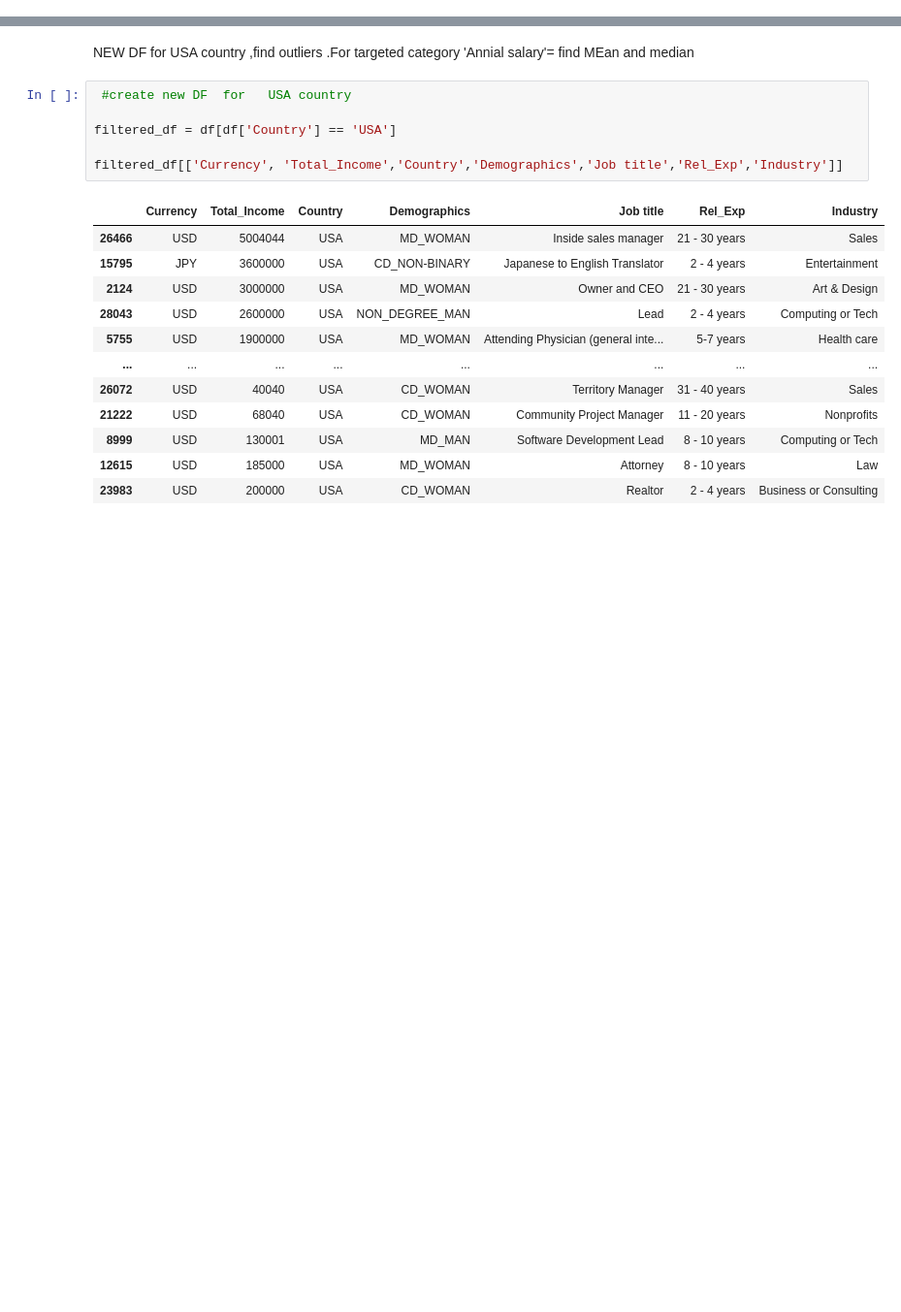
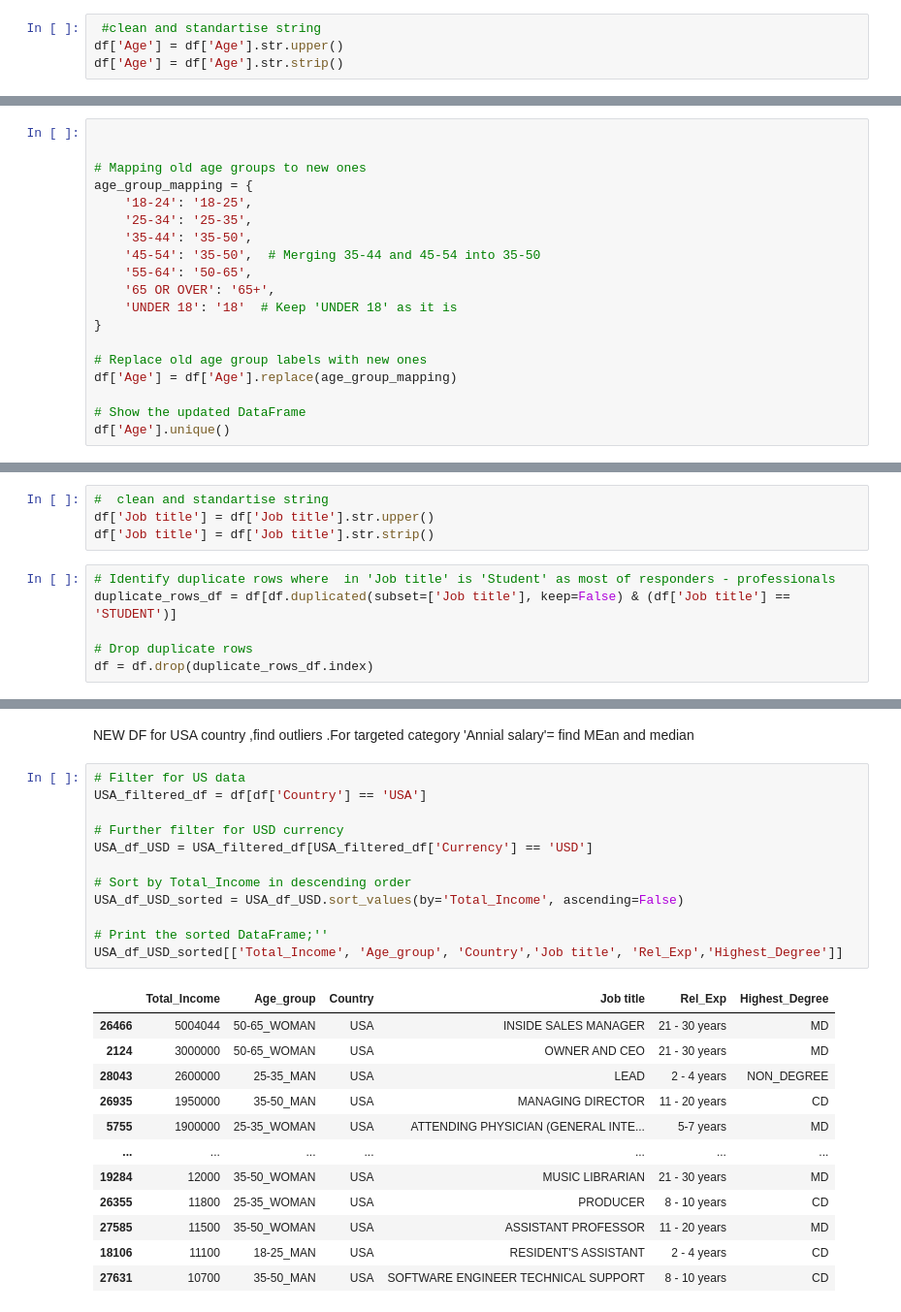
Before and after one commit to CCT-Dublin/ca-1-NataliProhorova, a Jupyter notebook: Salary_survey_2021.ipynb, the cells around one changed output, grey strips where cells are left out. Shown: that part at 97% size. Cells and saved outputs as stored; diff of their text form; blank space fills up the shorter version.

```diff
--- a/Salary_survey_2021.ipynb
+++ b/Salary_survey_2021.ipynb
@@ -474,0 +475,4 @@ Percentage of Women with Higher Degrees: 76.86%
+# %%
+ #clean and standartise string
+df['Age'] = df['Age'].str.upper()
+df['Age'] = df['Age'].str.strip()
@@ -474,0 +484,19 @@ Percentage of Women with Higher Degrees: 76.86%
+# %%
+
+
+# Mapping old age groups to new ones
+age_group_mapping = {
+    '18-24': '18-25',
+    '25-34': '25-35',
+    '35-44': '35-50',
+    '45-54': '35-50',  # Merging 35-44 and 45-54 into 35-50
+    '55-64': '50-65',
+    '65 OR OVER': '65+',
+    'UNDER 18': '18'  # Keep 'UNDER 18' as it is
+}
+
+# Replace old age group labels with new ones
+df['Age'] = df['Age'].replace(age_group_mapping)
+
+# Show the updated DataFrame
+df['Age'].unique()
@@ -705,0 +696,10 @@ sorted_df[['Total_Income', 'Age', 'Demographics', 'Currency', 'Job title', 'Rel_
+# %%
+#  clean and standartise string
+df['Job title'] = df['Job title'].str.upper()
+df['Job title'] = df['Job title'].str.strip()
+# %%
+# Identify duplicate rows where  in 'Job title' is 'Student' as most of responders - professionals
+duplicate_rows_df = df[df.duplicated(subset=['Job title'], keep=False) & (df['Job title'] == 'STUDENT')]
+
+# Drop duplicate rows
+df = df.drop(duplicate_rows_df.index)
@@ -719,21 +753,27 @@ Salary_survey_0.ipynb was last run on: November 05, 2024, 17:28:16
 # %% [markdown]
 NEW DF for   USA  country ,find outliers  .For targeted category 'Annial salary'=  find MEan  and median
 # %%
- #create new DF  for   USA country
+# Filter for US data
+USA_filtered_df = df[df['Country'] == 'USA']
 
-filtered_df = df[df['Country'] == 'USA']
+# Further filter for USD currency
+USA_df_USD = USA_filtered_df[USA_filtered_df['Currency'] == 'USD']
 
-filtered_df[['Currency', 'Total_Income','Country','Demographics','Job title','Rel_Exp','Industry']]
+# Sort by Total_Income in descending order
+USA_df_USD_sorted = USA_df_USD.sort_values(by='Total_Income', ascending=False)
+
+# Print the sorted DataFrame;''
+USA_df_USD_sorted[['Total_Income', 'Age_group', 'Country','Job title', 'Rel_Exp','Highest_Degree']]
 # %% [output]
-|  | Currency | Total_Income | Country | Demographics | Job title | Rel_Exp | Industry |
-| 26466 | USD | 5004044 | USA | MD_WOMAN | Inside sales manager | 21 - 30 years | Sales |
-| 15795 | JPY | 3600000 | USA | CD_NON-BINARY | Japanese to English Translator | 2 - 4 years | Entertainment |
-| 2124 | USD | 3000000 | USA | MD_WOMAN | Owner and CEO | 21 - 30 years | Art & Design |
-| 28043 | USD | 2600000 | USA | NON_DEGREE_MAN | Lead | 2 - 4 years | Computing or Tech |
-| 5755 | USD | 1900000 | USA | MD_WOMAN | Attending Physician (general inte... | 5-7 years | Health care |
-| ... | ... | ... | ... | ... | ... | ... | ... |
-| 26072 | USD | 40040 | USA | CD_WOMAN | Territory Manager | 31 - 40 years | Sales |
-| 21222 | USD | 68040 | USA | CD_WOMAN | Community Project Manager | 11 - 20 years | Nonprofits |
-| 8999 | USD | 130001 | USA | MD_MAN | Software Development Lead | 8 - 10 years | Computing or Tech |
-| 12615 | USD | 185000 | USA | MD_WOMAN | Attorney | 8 - 10 years | Law |
-| 23983 | USD | 200000 | USA | CD_WOMAN | Realtor | 2 - 4 years | Business or Consulting |
+|  | Total_Income | Age_group | Country | Job title | Rel_Exp | Highest_Degree |
+| 26466 | 5004044 | 50-65_WOMAN | USA | INSIDE SALES MANAGER | 21 - 30 years | MD |
+| 2124 | 3000000 | 50-65_WOMAN | USA | OWNER AND CEO | 21 - 30 years | MD |
+| 28043 | 2600000 | 25-35_MAN | USA | LEAD | 2 - 4 years | NON_DEGREE |
+| 26935 | 1950000 | 35-50_MAN | USA | MANAGING DIRECTOR | 11 - 20 years | CD |
+| 5755 | 1900000 | 25-35_WOMAN | USA | ATTENDING PHYSICIAN (GENERAL INTE... | 5-7 years | MD |
+| ... | ... | ... | ... | ... | ... | ... |
+| 19284 | 12000 | 35-50_WOMAN | USA | MUSIC LIBRARIAN | 21 - 30 years | MD |
+| 26355 | 11800 | 25-35_WOMAN | USA | PRODUCER | 8 - 10 years | CD |
+| 27585 | 11500 | 35-50_WOMAN | USA | ASSISTANT PROFESSOR | 11 - 20 years | MD |
+| 18106 | 11100 | 18-25_MAN | USA | RESIDENT'S ASSISTANT | 2 - 4 years | CD |
+| 27631 | 10700 | 35-50_MAN | USA | SOFTWARE ENGINEER TECHNICAL SUPPORT | 8 - 10 years | CD |
```
Also changed, not shown: parts of 34 cells of this notebook.
